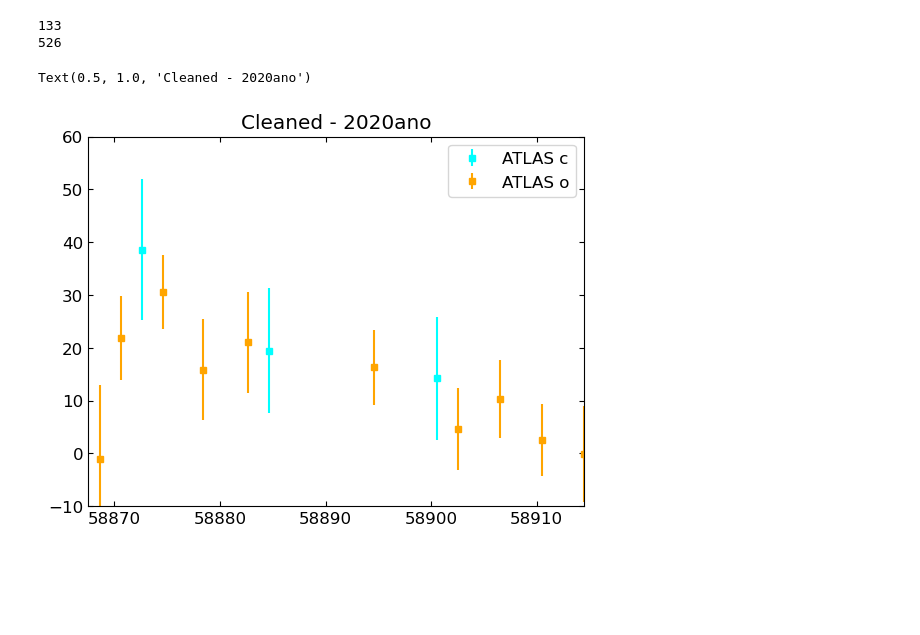
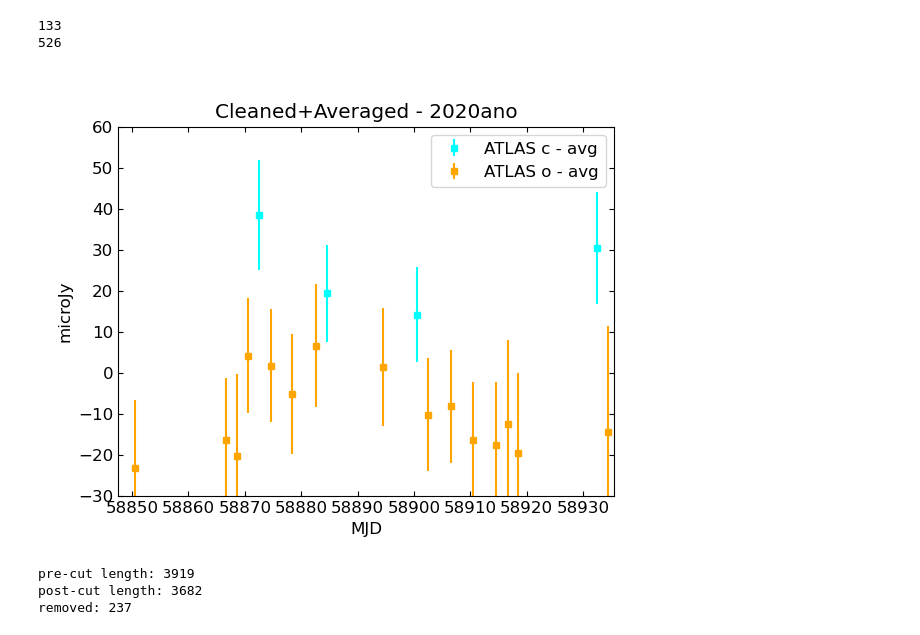
Before and after one commit to aec3675/ztf_IIb, a Jupyter notebook: cleaning/outputs/plot_cleaned.ipynb, the cells around one changed output. Drawn from its saved outputs; the diff is of its cells as text; code cells hidden in the pictures; blank space fills up the shorter version.

Commit message:
cleaned atlas and ztf light curves for 20ano, working on binning ztf light curve

```diff
--- a/cleaning/outputs/plot_cleaned.ipynb
+++ b/cleaning/outputs/plot_cleaned.ipynb
@@ -31,17 +341,38 @@ print(len(sn20ano_at_cl_o.MJD))
 133
 526
 # %%
+plt.figure()
 #atlas
 plt.errorbar(sn20ano_at_cl_c.MJD, sn20ano_at_cl_c.uJy, yerr=sn20ano_at_cl_c.duJy,
-             linestyle='', marker='s', color='cyan', markersize=5, label='ATLAS c')
+             linestyle='', marker='s', color='cyan', markersize=5, label='ATLAS c - avg')
 plt.errorbar(sn20ano_at_cl_o.MJD, sn20ano_at_cl_o.uJy, yerr=sn20ano_at_cl_o.duJy,
-             linestyle='', marker='s', color='orange', markersize=5, label='ATLAS o')
+             linestyle='', marker='s', color='orange', markersize=5, label='ATLAS o - avg')
 #ZTF
 # ...
-plt.xlim(58867.5,58914.5)
-plt.ylim(-10, 60)
+
+#fake atlas
+# plt.errorbar(jd_o_avgs-2400000.5, flux_o_avgs, flux_o_errs, linestyle='', marker='*', color='red', markersize=10)
+
+
+plt.xlim(58847.5,58935.5)
+# plt.ylim(19,20)
+plt.ylim(-30, 60)
 plt.legend()
-plt.title('Cleaned - 2020ano')
+plt.title('Cleaned+Averaged - 2020ano')
+plt.xlabel('MJD')
+plt.ylabel('microJy')
+plt.show()
 # %% [output]
-Text(0.5, 1.0, 'Cleaned - 2020ano')
-[figure, old version]
+[figure, new version]
+# %%
+# ztf
+print('pre-cut length:', len(sn20ano_ztf['forcediffimflux']))
+bad_cuts = (sn20ano_ztf['infobitssci']>33554432) | (sn20ano_ztf['scisigpix'] > 25) | (sn20ano_ztf['sciinpseeing']>4)
+# good_cuts = ~bad_cuts
+sn20ano_ztf_good = sn20ano_ztf[~bad_cuts]
+print('post-cut length:', len(sn20ano_ztf_good['forcediffimflux']))
+print('removed:', len(sn20ano_ztf['forcediffimflux'])-len(sn20ano_ztf_good['forcediffimflux']))
+# %% [output]
+pre-cut length: 3919
+post-cut length: 3682
+removed: 237
```
Also changed, not shown: parts of 8 cells of this notebook, 3 other files.
